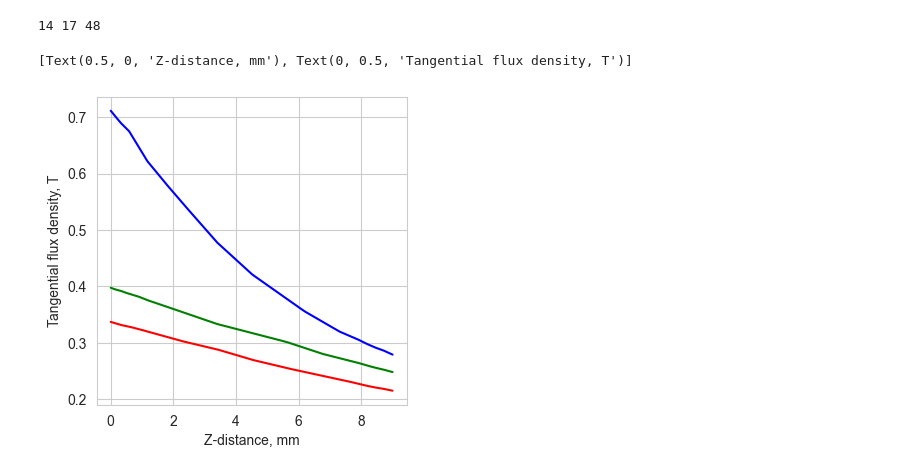
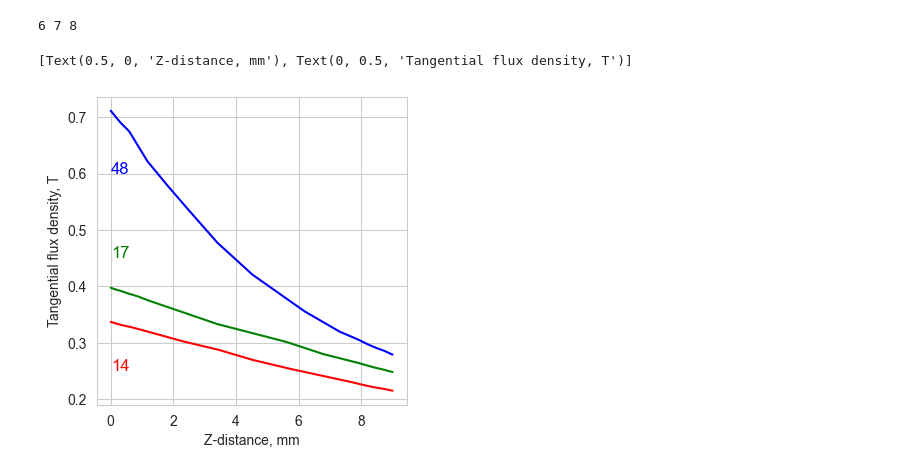
Before and after one commit to arteys/PhD-scripts, a Jupyter notebook: Magnetic_system_plot_FEMM.ipynb, the cells around one changed output. Saved outputs shown, nothing was run; the diff lists cells and outputs as text; code cells hidden in the pictures.

Commit message:
New notebook for processing data about magnetic field topology

```diff
--- a/Magnetic_system_plot_FEMM.ipynb
+++ b/Magnetic_system_plot_FEMM.ipynb
@@ -38,19 +38,23 @@ gradient_magnet_z = gradient_calc(magnet_z_pd)
 gradient_magnet_bar_z = gradient_calc(magnet_bar_z_pd)
 gradient_magnet_bar_conc_z = gradient_calc(magnet_bar_conc_z_pd)
 
-print(gradient_magnet_z,gradient_magnet_bar_z,gradient_magnet_bar_conc_z)
+gradient_magnet_r = gradient_calc(magnet_r_pd)
+gradient_magnet_bar_r = gradient_calc(magnet_bar_r_pd)
+gradient_magnet_bar_conc_r = gradient_calc(magnet_bar_conc_r_pd)
+
+print(gradient_magnet_r,gradient_magnet_bar_r,gradient_magnet_bar_conc_r)
 # %% [output]
-14 17 48
+6 7 8
 # %%
 sns.set_style("whitegrid")
 plt.subplots(figsize=(4, 4))
 ax = sns.lineplot(data = magnet_z_pd, x = 'Length', y = "B.T",color = "red")
 ax = sns.lineplot(data = magnet_bar_z_pd, x = 'Length', y = "B.T",color = "green")
 ax = sns.lineplot(data = magnet_bar_conc_z_pd, x = 'Length', y = "B.T",color = "blue")
-ax.text(x=0.1, y=0.023, s=str(intercept_rounded), fontsize=12, color = "red")
-ax.text(x=0.1, y=0.023, s=str(intercept_rounded), fontsize=12, color = "green")
-ax.text(x=0.1, y=0.023, s=str(intercept_rounded), fontsize=12, color = "blue")
+ax.text(x=0, y=0.25, s=str(gradient_magnet_z), fontsize=12, color = "red")
+ax.text(x=0, y=0.45, s=str(gradient_magnet_bar_z), fontsize=12, color = "green")
+ax.text(x=0, y=0.6, s=str(gradient_magnet_bar_conc_z), fontsize=12, color = "blue")
 ax.set(xlabel='Z-distance, mm', ylabel='Tangential flux density, T')
 # %% [output]
 [Text(0.5, 0, 'Z-distance, mm'), Text(0, 0.5, 'Tangential flux density, T')]
-[figure, old version]
+[figure, new version]
```
Also changed, not shown: parts of 1 cell of this notebook.
